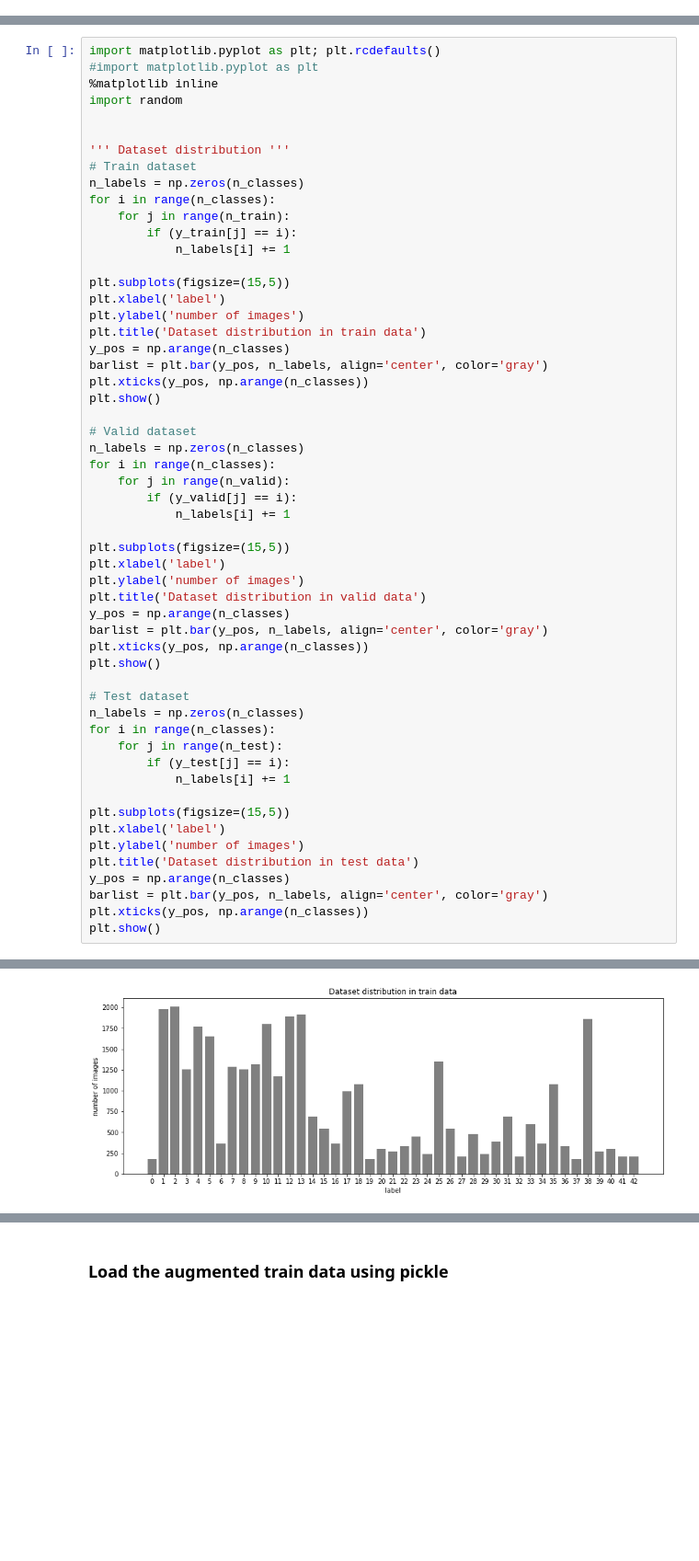
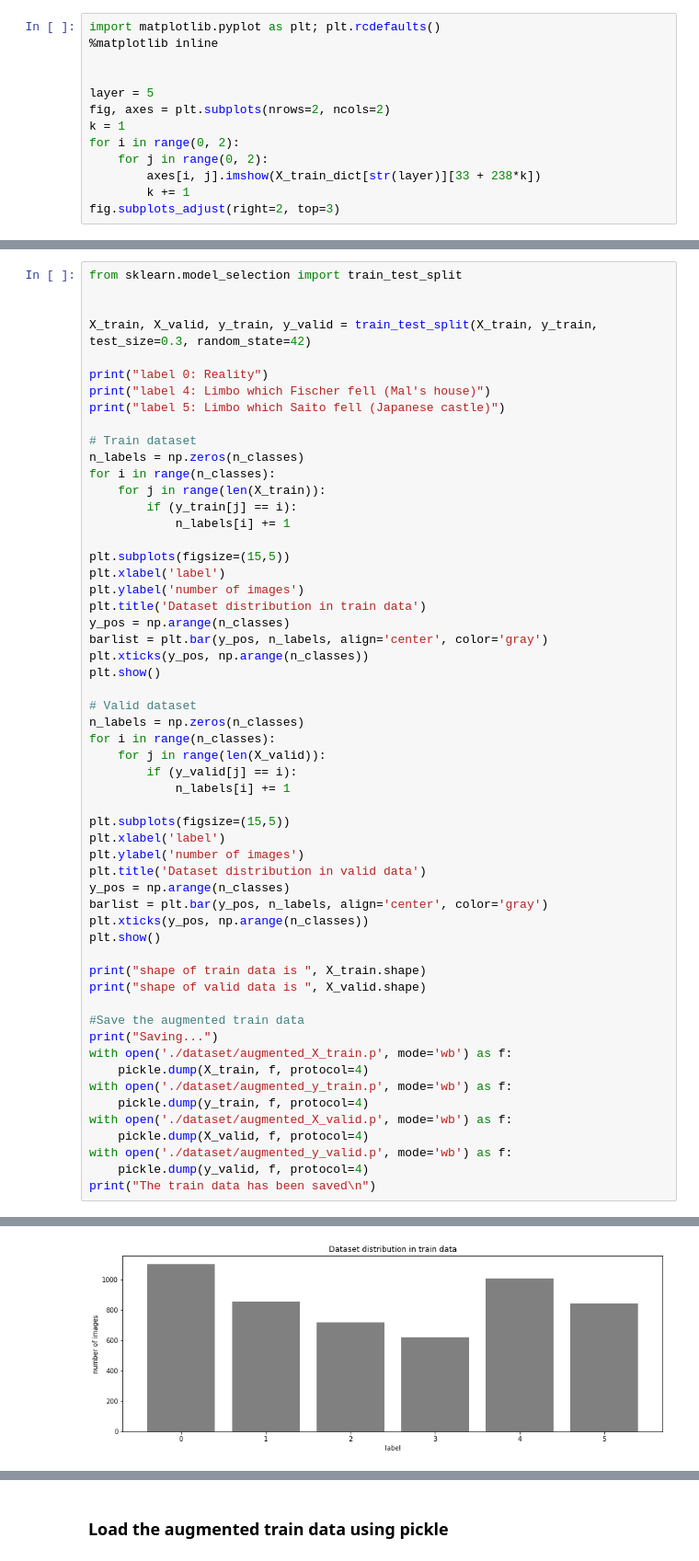
Before and after one commit to Hotsuyuki/AInception, a Jupyter notebook: AInception.ipynb, the cells around one changed output, grey strips where cells are left out. Shown: that part at 92% size. Cells and saved outputs as stored; diff of their text form; blank space fills up the shorter version.

Commit message:
[feature] Preprocess the dataset

```diff
--- a/AInception.ipynb
+++ b/AInception.ipynb
@@ -56,0 +195,13 @@ Number of classes = 43
+# %%
+import matplotlib.pyplot as plt; plt.rcdefaults()
+%matplotlib inline
+
+
+layer = 5
+fig, axes = plt.subplots(nrows=2, ncols=2)
+k = 1
+for i in range(0, 2):
+    for j in range(0, 2):
+        axes[i, j].imshow(X_train_dict[str(layer)][33 + 238*k])
+        k += 1
+fig.subplots_adjust(right=2, top=3)
@@ -57,15 +210,17 @@ Number of classes = 43
 # %%
-import matplotlib.pyplot as plt; plt.rcdefaults()
-#import matplotlib.pyplot as plt
-%matplotlib inline
-import random
+from sklearn.model_selection import train_test_split
 
 
-''' Dataset distribution '''
+X_train, X_valid, y_train, y_valid = train_test_split(X_train, y_train, test_size=0.3, random_state=42)
+
+print("label 0: Reality")
+print("label 4: Limbo which Fischer fell (Mal's house)")
+print("label 5: Limbo which Saito fell (Japanese castle)")
+
 # Train dataset
 n_labels = np.zeros(n_classes)
 for i in range(n_classes):
-    for j in range(n_train):
+    for j in range(len(X_train)):
         if (y_train[j] == i):
             n_labels[i] += 1
 
@@ -81,7 +236,7 @@ plt.show()
 # Valid dataset
 n_labels = np.zeros(n_classes)
 for i in range(n_classes):
-    for j in range(n_valid):
+    for j in range(len(X_valid)):
         if (y_valid[j] == i):
             n_labels[i] += 1
 
@@ -94,19 +249,18 @@ barlist = plt.bar(y_pos, n_labels, align='center', color='gray')
 plt.xticks(y_pos, np.arange(n_classes))
 plt.show()
 
-# Test dataset
-n_labels = np.zeros(n_classes)
-for i in range(n_classes):
-    for j in range(n_test):
-        if (y_test[j] == i):
-            n_labels[i] += 1
+print("shape of train data is ", X_train.shape)
+print("shape of valid data is ", X_valid.shape)
 
-plt.subplots(figsize=(15,5))
-plt.xlabel('label')
-plt.ylabel('number of images')
-plt.title('Dataset distribution in test data')
-y_pos = np.arange(n_classes)
-barlist = plt.bar(y_pos, n_labels, align='center', color='gray')
-plt.xticks(y_pos, np.arange(n_classes))
-plt.show()
+#Save the augmented train data
+print("Saving...")
+with open('./dataset/augmented_X_train.p', mode='wb') as f:
+    pickle.dump(X_train, f, protocol=4)
+with open('./dataset/augmented_y_train.p', mode='wb') as f:
+    pickle.dump(y_train, f, protocol=4)
+with open('./dataset/augmented_X_valid.p', mode='wb') as f:
+    pickle.dump(X_valid, f, protocol=4)
+with open('./dataset/augmented_y_valid.p', mode='wb') as f:
+    pickle.dump(y_valid, f, protocol=4)
+print("The train data has been saved\n")
 # %% [output]
@@ -113 +270 @@ plt.show()
-[figure, old version]
+[figure, new version]
```
Also changed, not shown: parts of 21 cells of this notebook.
